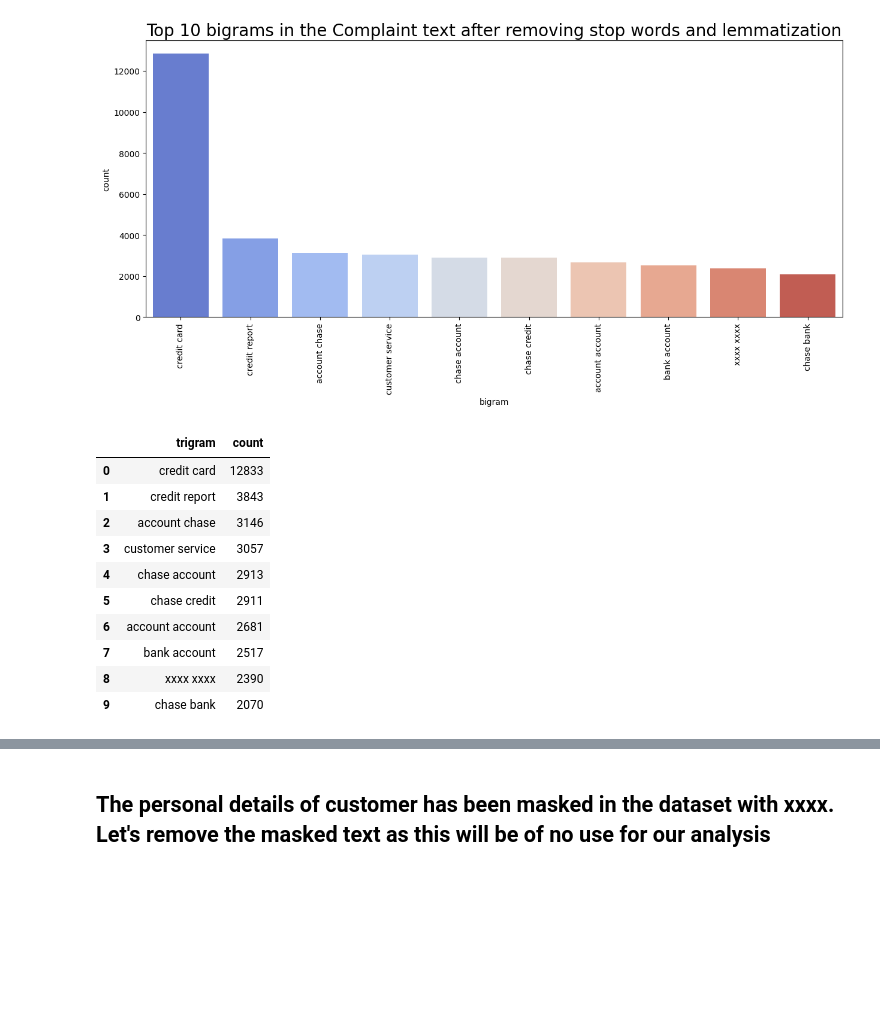
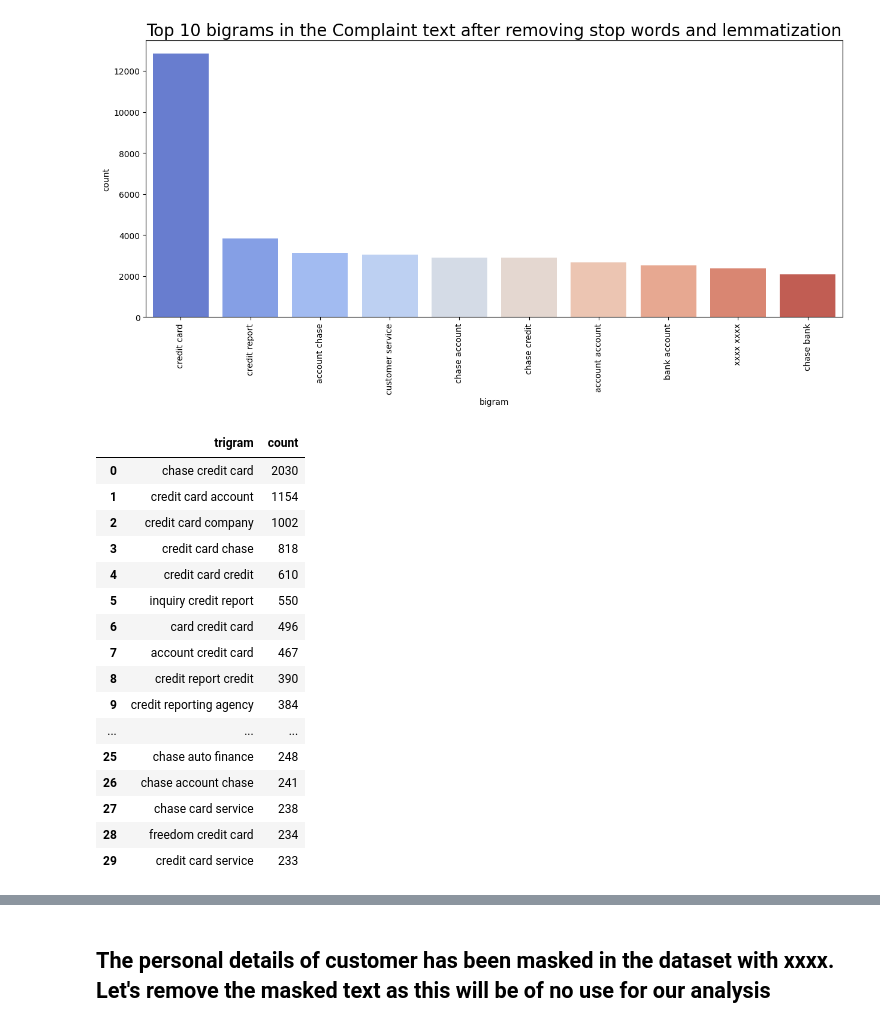
Before and after one commit to chitra-psg/nlp_ticket_classification, a Jupyter notebook: Automatic_Ticket_Classification_Assignment.ipynb, the cells around one changed output, grey strips where cells are left out. Saved outputs shown, nothing was run; the diff lists cells and outputs as text; code cells hidden in the pictures; blank space fills up the shorter version.

```diff
--- a/Automatic_Ticket_Classification_Assignment.ipynb
+++ b/Automatic_Ticket_Classification_Assignment.ipynb
@@ -489,21 +501,27 @@ plt.show()
 [figure]
 # %%
 #Write your code here to find the top 30 bigram frequency among the complaints in the cleaned datafram(df_clean).
-trigram = get_top_n_ngrams(df_clean['Complaint_clean'].values.astype('U'), 10, ngram_range=(2,2))
+trigram = get_top_n_ngrams(df_clean['Complaint_clean'].values.astype('U'), 30, ngram_range=(3,3))
 df_trigram = pd.DataFrame(trigram, columns = ['trigram' , 'count'])
 df_trigram
 # %% [output]
 |  | trigram | count |
-| 0 | credit card | 12833 |
-| 1 | credit report | 3843 |
-| 2 | account chase | 3146 |
-| 3 | customer service | 3057 |
-| 4 | chase account | 2913 |
-| 5 | chase credit | 2911 |
-| 6 | account account | 2681 |
-| 7 | bank account | 2517 |
-| 8 | xxxx xxxx | 2390 |
-| 9 | chase bank | 2070 |
+| 0 | chase credit card | 2030 |
+| 1 | credit card account | 1154 |
+| 2 | credit card company | 1002 |
+| 3 | credit card chase | 818 |
+| 4 | credit card credit | 610 |
+| 5 | inquiry credit report | 550 |
+| 6 | card credit card | 496 |
+| 7 | account credit card | 467 |
+| 8 | credit report credit | 390 |
+| 9 | credit reporting agency | 384 |
+| ... | ... | ... |
+| 25 | chase auto finance | 248 |
+| 26 | chase account chase | 241 |
+| 27 | chase card service | 238 |
+| 28 | freedom credit card | 234 |
+| 29 | credit card service | 233 |
 # %%
 #Print the top 10 words in the trigram frequency
 plt.figure(figsize=(15,6))
```
Also changed, not shown: parts of 7 cells of this notebook.
